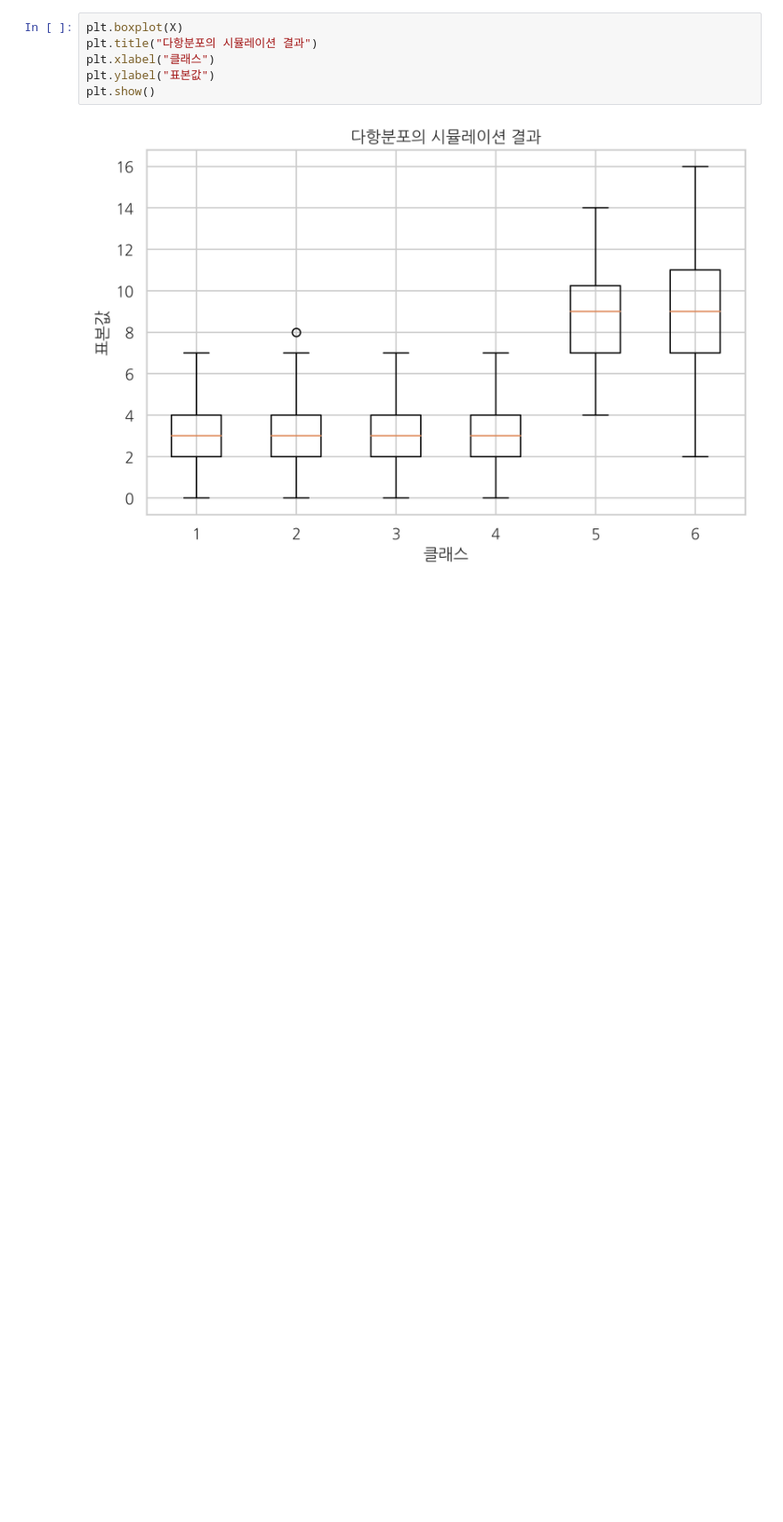
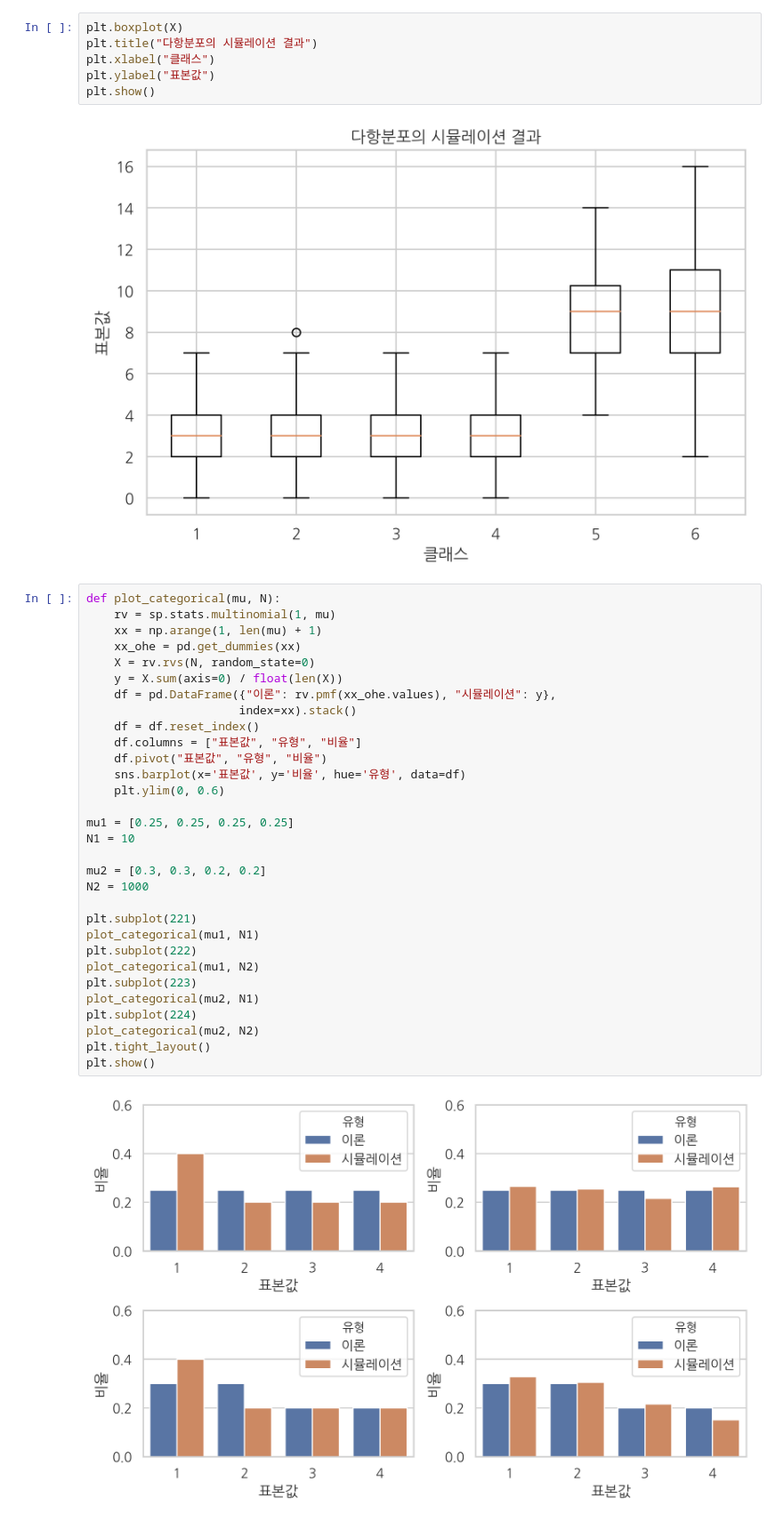
Before and after one commit to tjwodud04/Books-and-other-stuffs, a Jupyter notebook: Programming Language/Python/Books&Following/김도형의 데이터 사이언스 스쿨 수학편/8.3 카테고리분포와 다항분포.ipynb, the cells around one changed output. Shown at 89% size. Cells and saved outputs as stored; diff of their text form; blank space fills up the shorter version.

```diff
--- a/Programming Language/Python/Books&Following/김도형의 데이터 사이언스 스쿨 수학편/8.3 카테고리분포와 다항분포.ipynb
+++ b/Programming Language/Python/Books&Following/김도형의 데이터 사이언스 스쿨 수학편/8.3 카테고리분포와 다항분포.ipynb
@@ -112,3 +112,36 @@ plt.ylabel("표본값")
 plt.show()
 # %% [output]
 [figure]
+# %%
+def plot_categorical(mu, N):
+    rv = sp.stats.multinomial(1, mu)
+    xx = np.arange(1, len(mu) + 1)
+    xx_ohe = pd.get_dummies(xx)
+    X = rv.rvs(N, random_state=0)
+    y = X.sum(axis=0) / float(len(X))
+    df = pd.DataFrame({"이론": rv.pmf(xx_ohe.values), "시뮬레이션": y},
+                      index=xx).stack()
+    df = df.reset_index()
+    df.columns = ["표본값", "유형", "비율"]
+    df.pivot("표본값", "유형", "비율")
+    sns.barplot(x='표본값', y='비율', hue='유형', data=df)
+    plt.ylim(0, 0.6)
+
+mu1 = [0.25, 0.25, 0.25, 0.25]
+N1 = 10
+
+mu2 = [0.3, 0.3, 0.2, 0.2]
+N2 = 1000
+
+plt.subplot(221)
+plot_categorical(mu1, N1)
+plt.subplot(222)
+plot_categorical(mu1, N2)
+plt.subplot(223)
+plot_categorical(mu2, N1)
+plt.subplot(224)
+plot_categorical(mu2, N2)
+plt.tight_layout()
+plt.show()
+# %% [output]
+[figure, added]
```
